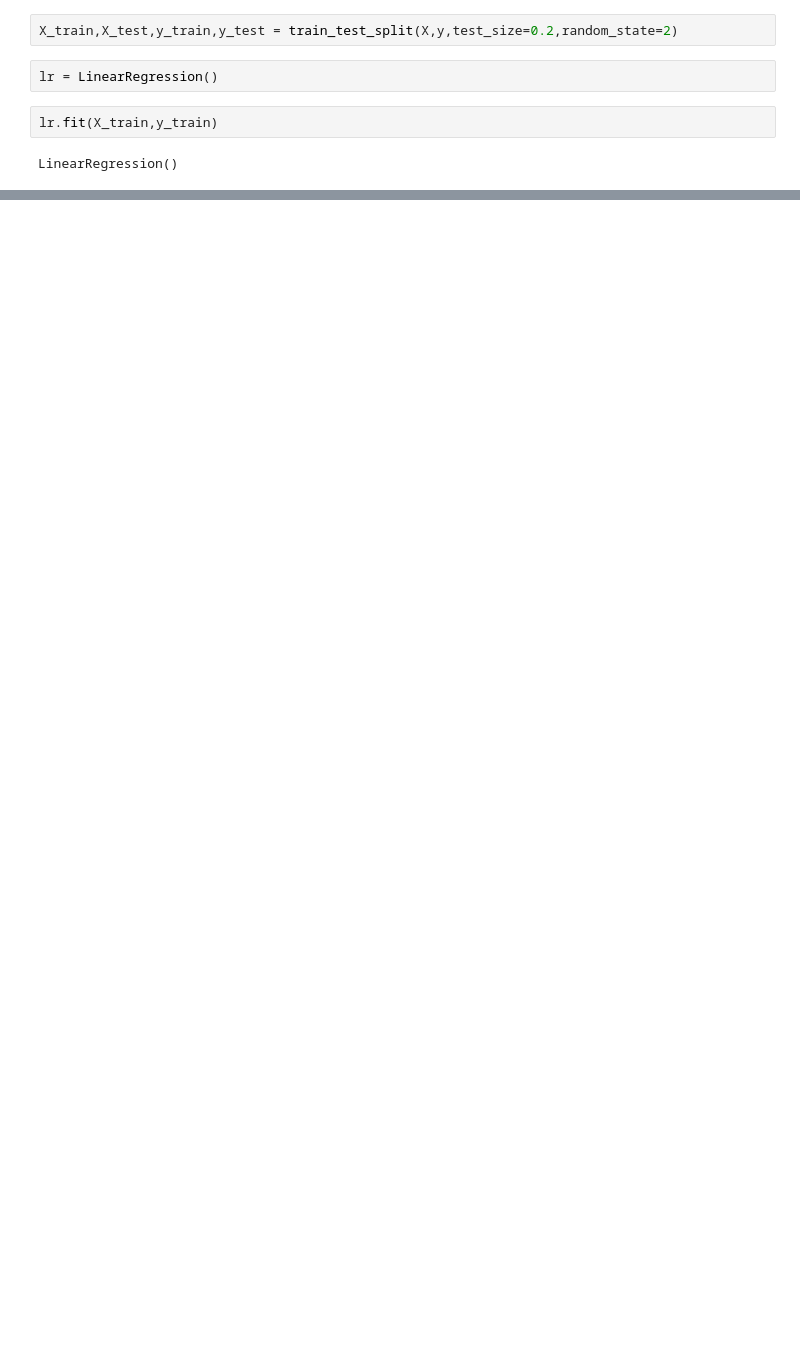
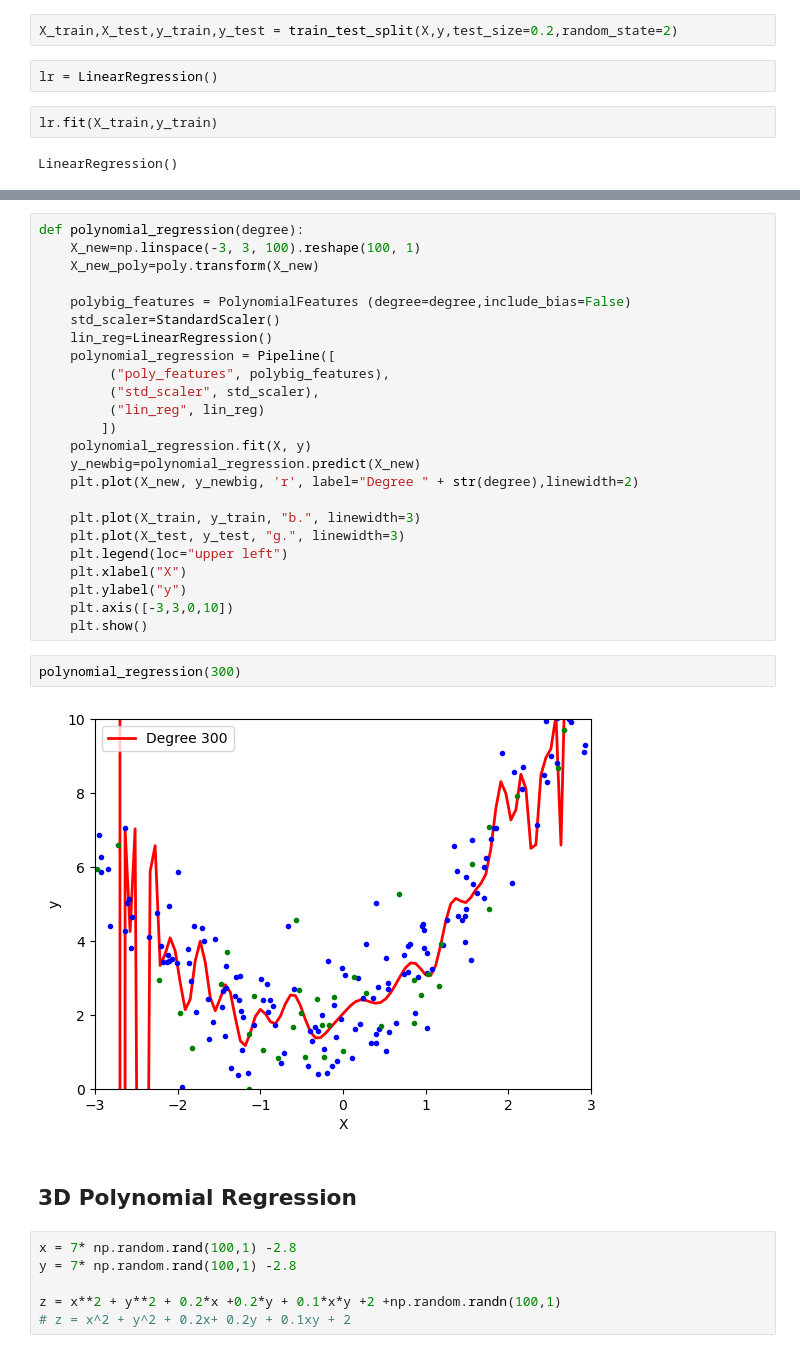
Before and after one commit to Vermashubh646/ML, a Jupyter notebook: ML Algos/PolynomialRegression.ipynb, the cells around one changed output, grey strips where cells are left out. Cells and saved outputs as stored; diff of their text form; blank space fills up the shorter version.

```diff
--- a/ML Algos/PolynomialRegression.ipynb
+++ b/ML Algos/PolynomialRegression.ipynb
@@ -47,0 +94,36 @@ plt.show()
+# %%
+def polynomial_regression(degree):
+    X_new=np.linspace(-3, 3, 100).reshape(100, 1)
+    X_new_poly=poly.transform(X_new)
+
+    polybig_features = PolynomialFeatures (degree=degree,include_bias=False)
+    std_scaler=StandardScaler()
+    lin_reg=LinearRegression()
+    polynomial_regression = Pipeline([
+         ("poly_features", polybig_features),
+         ("std_scaler", std_scaler),
+         ("lin_reg", lin_reg)
+        ])
+    polynomial_regression.fit(X, y)
+    y_newbig=polynomial_regression.predict(X_new)
+    plt.plot(X_new, y_newbig, 'r', label="Degree " + str(degree),linewidth=2)
+
+    plt.plot(X_train, y_train, "b.", linewidth=3)
+    plt.plot(X_test, y_test, "g.", linewidth=3)
+    plt.legend(loc="upper left")
+    plt.xlabel("X")
+    plt.ylabel("y")
+    plt.axis([-3,3,0,10])
+    plt.show()
+# %%
+polynomial_regression(300)
+# %% [output]
+[figure, added]
+# %% [markdown]
+## 3D Polynomial Regression
+# %%
+x = 7* np.random.rand(100,1) -2.8
+y = 7* np.random.rand(100,1) -2.8
+
+z = x**2 + y**2 + 0.2*x +0.2*y + 0.1*x*y +2 +np.random.randn(100,1)
+# z = x^2 + y^2 + 0.2x+ 0.2y + 0.1xy + 2
```
Also changed, not shown: parts of 23 cells of this notebook, 4 other files.
